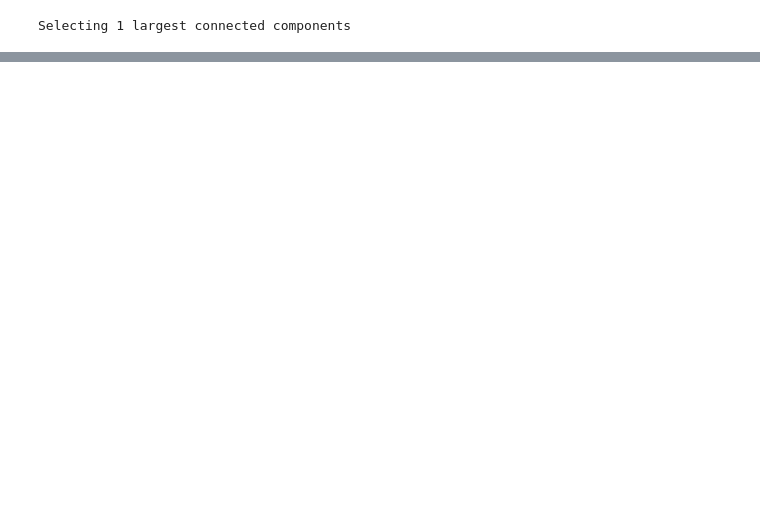
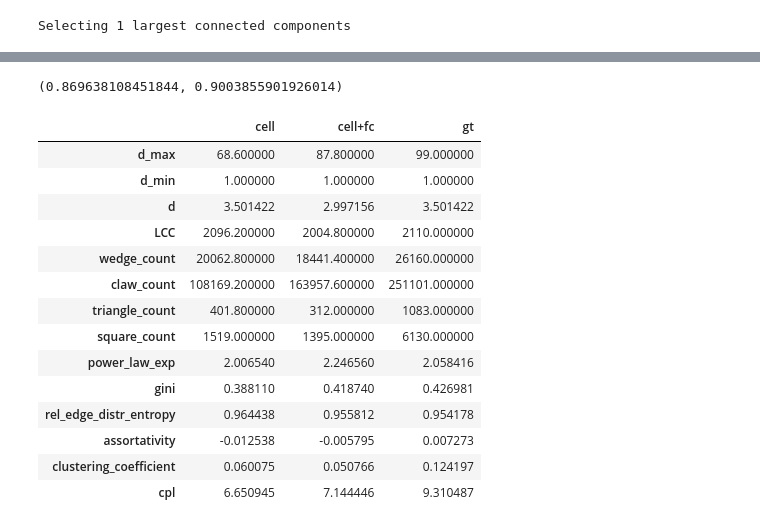
Before and after one commit to sverdoot/netgan-without-gan, a Jupyter notebook: notebooks/demo.ipynb, the cells around one changed output, grey strips where cells are left out. Saved outputs shown, nothing was run; the diff lists cells and outputs as text; code cells hidden in the pictures; blank space fills up the shorter version.

```diff
--- a/notebooks/demo.ipynb
+++ b/notebooks/demo.ipynb
@@ -94,0 +275,12 @@ validation criteria
+# %%
+# initialize model with EO-criterion
+model = Cell(A=train_graph,
+             H=9,
+             g_type='fc',
+             callbacks=[EdgeOverlapCriterion(invoke_every=10, edge_overlap_limit=.5)])
+# %%
+# train model
+model.train(steps=200,
+            optimizer_fn=torch.optim.Adam,
+            optimizer_args={'lr': 0.05,
+                            'weight_decay': 1e-5})
@@ -94,0 +292,32 @@ validation criteria
+# %%
+# roc-auc, avg-precision
+
+link_prediction_performance(scores_matrix=model._scores_matrix, val_ones=test_ones, val_zeros=test_zeros)
+# %% [output]
+(0.869638108451844, 0.9003855901926014)
+# %%
+generated_graphs = [model.sample_graph() for _ in range(5)]
+stats = [compute_graph_statistics(gg) for gg in generated_graphs]
+stat_df = pd.DataFrame({k: [s[k] for s in stats] for k in stats[0].keys()})
+# %%
+df['cell+fc'] = stat_df.mean().T
+
+df['gt'] = compute_graph_statistics(_A_obs).values()
+# %%
+df
+# %% [output]
+|  | cell | cell+fc | gt |
+| d_max | 68.600000 | 87.800000 | 99.000000 |
+| d_min | 1.000000 | 1.000000 | 1.000000 |
+| d | 3.501422 | 2.997156 | 3.501422 |
+| LCC | 2096.200000 | 2004.800000 | 2110.000000 |
+| wedge_count | 20062.800000 | 18441.400000 | 26160.000000 |
+| claw_count | 108169.200000 | 163957.600000 | 251101.000000 |
+| triangle_count | 401.800000 | 312.000000 | 1083.000000 |
+| square_count | 1519.000000 | 1395.000000 | 6130.000000 |
+| power_law_exp | 2.006540 | 2.246560 | 2.058416 |
+| gini | 0.388110 | 0.418740 | 0.426981 |
+| rel_edge_distr_entropy | 0.964438 | 0.955812 | 0.954178 |
+| assortativity | -0.012538 | -0.005795 | 0.007273 |
+| clustering_coefficient | 0.060075 | 0.050766 | 0.124197 |
+| cpl | 6.650945 | 7.144446 | 9.310487 |
```
Also changed, not shown: parts of 86 cells of this notebook, 1 other file.
